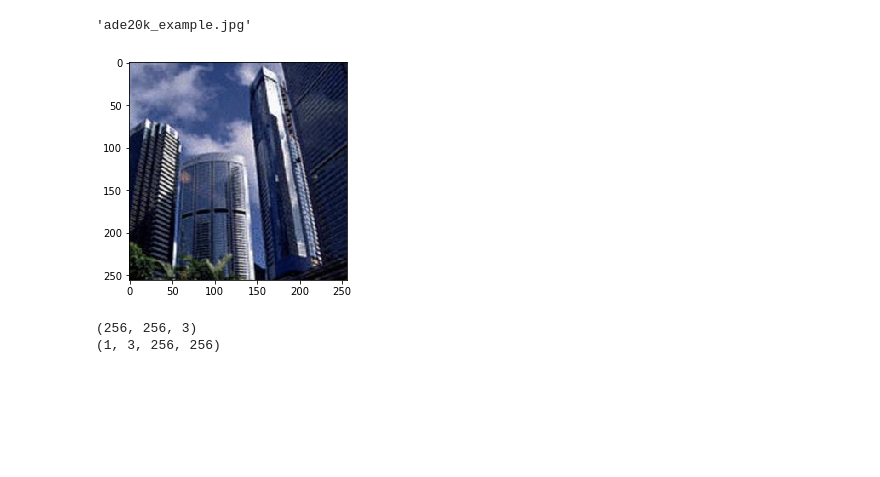
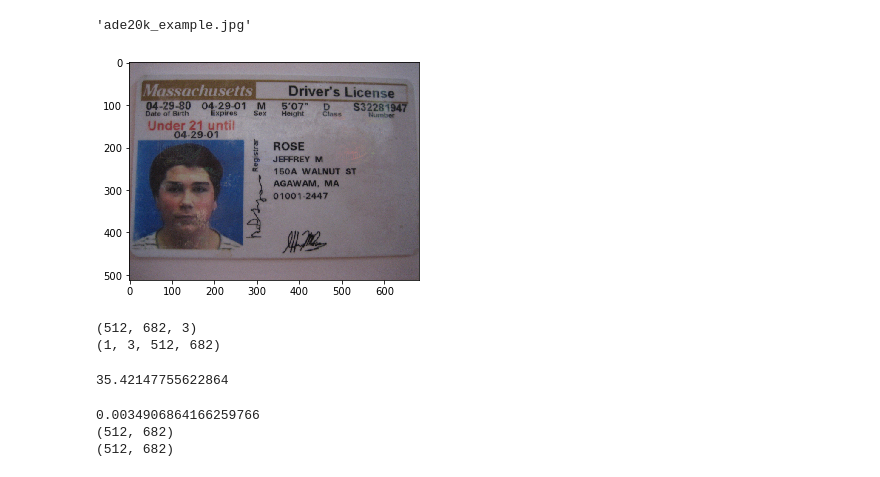
Before and after one commit to agathe-balayn/man_machine_image_privatisation, a Jupyter notebook: test_deeplab.ipynb, the cells around one changed output. Drawn from its saved outputs; the diff is of its cells as text; code cells hidden in the pictures; blank space fills up the shorter version.

Commit message:
problem running deeplab processing code for big images.... try different things

```diff
--- a/test_deeplab.ipynb
+++ b/test_deeplab.ipynb
@@ -17,21 +19,40 @@ gluoncv.utils.download(url, filename, True)
 # %% [output]
 Downloading ade20k_example.jpg from https://github.com/zhanghang1989/image-data/blob/master/encoding/segmentation/ade20k/ADE_val_00001755.jpg?raw=true...
 'ade20k_example.jpg'
-# %%
-img = image.imread(filename)
-
-from matplotlib import pyplot as plt
-plt.imshow(img.asnumpy())
-plt.show()
-# %% [output]
-[figure, removed]
+# %%
+filename = '2017_12571467.jpg'
+
+#from PIL import Image
+#im = Image.open(file_name)
+#im.resize(size, resample=0)
+
+
+img = image.imread(filename)
+
+
+if (img.shape[0] > 512) and (img.shape[1] > 512):
+    shapes = [img.shape[0], img.shape[1]]
+    min_dim = shapes.index(min(shapes))
+    max_dim = shapes.index(max(shapes))
+    ratio = min(shapes) / 512
+    other_shape = max(shapes)/ ratio
+    new_size = [0, 0]
+    new_size[min_dim] = 512
+    new_size[max_dim] = int(other_shape)
+    img = image.imresize(img, new_size[1], new_size[0])
+
+from matplotlib import pyplot as plt
+plt.imshow(img.asnumpy())
+plt.show()
+# %% [output]
+[figure, added]
 # %%
 from gluoncv.data.transforms.presets.segmentation import test_transform
 print(img.shape)
 img = test_transform(img, ctx)
 print(img.shape)
 # %% [output]
-(256, 256, 3)
-(1, 3, 256, 256)
+(512, 682, 3)
+(1, 3, 512, 682)
 # %%
 model = gluoncv.model_zoo.get_model('deeplab_resnet101_ade', pretrained=True)
@@ -38,6 +61,22 @@ model = gluoncv.model_zoo.get_model('deeplab_resnet101_ade', pretrained=True)
 # %%
-output = model.predict(img)
+start = time.time()
 predict = mx.nd.squeeze(mx.nd.argmax(output, 1)).asnumpy()
+end = time.time()
+print(end-start)
+# %% [output]
+35.42147755622864
+# %%
+start = time.time()
+
+test1 = mx.nd.squeeze(mx.nd.topk(output, axis=1, ret_typ='indices'))
+end = time.time()
+print(end-start)
+print(test1.shape)
+print(predict.shape)
+# %% [output]
+0.0034906864166259766
+(512, 682)
+(512, 682)
 # %%
 from gluoncv.utils.viz import get_color_pallete
 import matplotlib.image as mpimg
```
Also changed, not shown: parts of 24 cells of this notebook, 2 other files.
